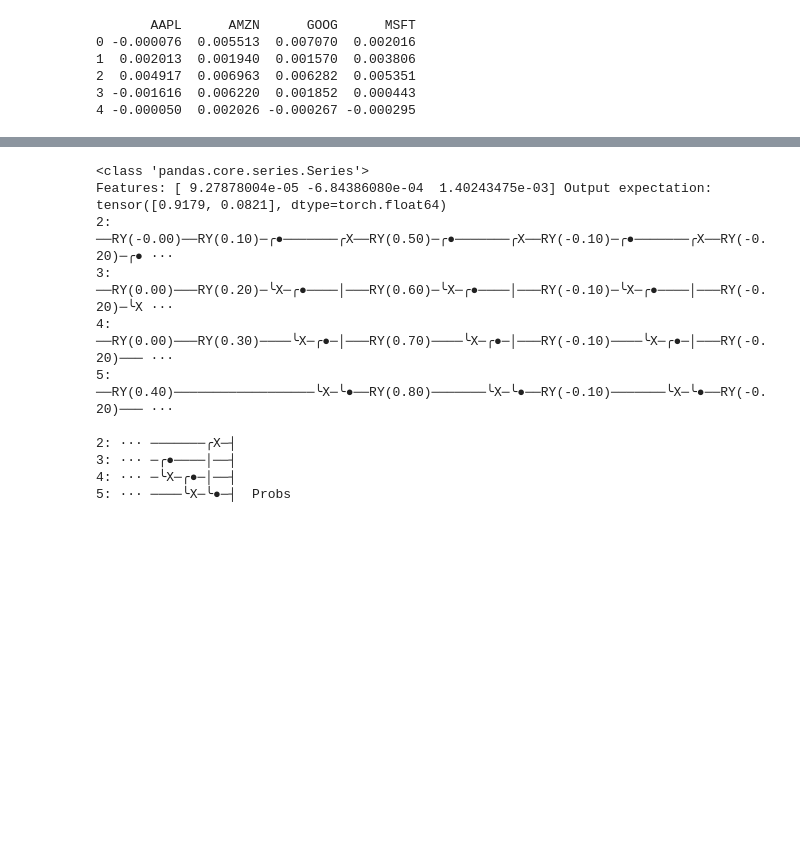
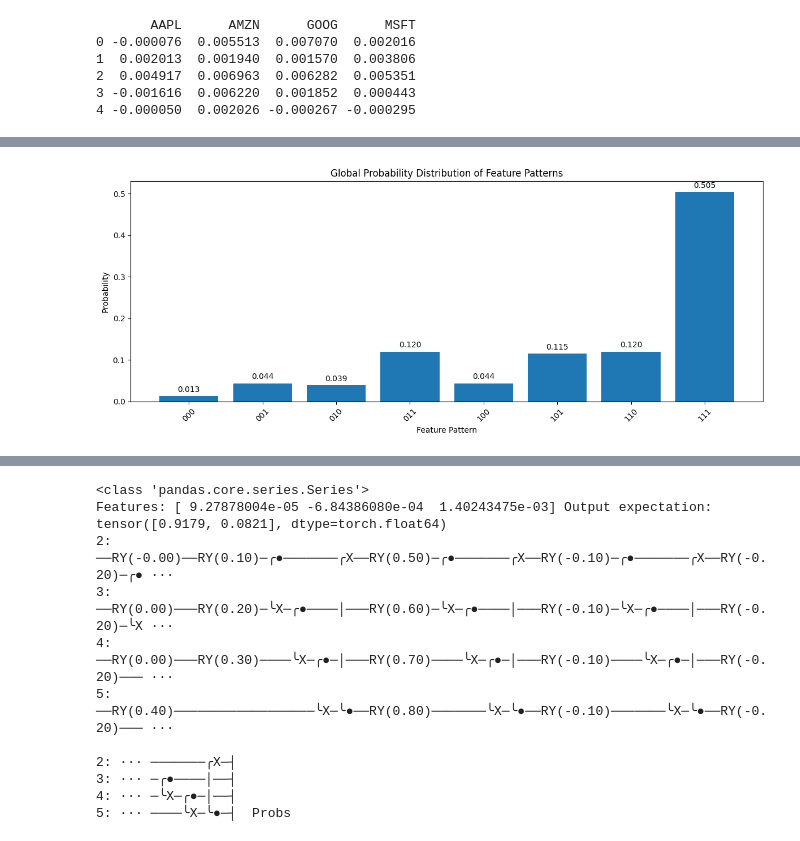
Before and after one commit to Rishivarshil/osuquantumclub, a Jupyter notebook: cqnn_mvp.ipynb, the cells around one changed output, grey strips where cells are left out. Drawn from its saved outputs; the diff is of its cells as text; code cells hidden in the pictures; blank space fills up the shorter version.

```diff
--- a/cqnn_mvp.ipynb
+++ b/cqnn_mvp.ipynb
@@ -1,10 +1,12 @@
 # %%
+VERBOSE = True # Testing
+
 import pandas as pd
 # load data from log-returns
 
-df_log_returns = pd.read_csv('squashed_log_returns.csv')
+df_returns = pd.read_csv('squashed_log_returns.csv')
 
-print(df_log_returns.head())
+print(df_returns.head())
 # %% [output]
        AAPL      AMZN      GOOG      MSFT
 0 -0.000076  0.005513  0.007070  0.002016
@@ -13,16 +15,15 @@ print(df_log_returns.head())
 3 -0.001616  0.006220  0.001852  0.000443
 4 -0.000050  0.002026 -0.000267 -0.000295
 # %%
-import numpy as np
 
 #split into windows
 WINDOW_SIZE = 4 #time windows of 4
 
-df = pd.DataFrame(columns=['context','features','raw_label'])
+df = pd.DataFrame(columns=['context','raw_features','raw_label'])
 
-for context, ticker in enumerate(df_log_returns.columns):
+for context, ticker in enumerate(df_returns.columns):
 
-    stock_series = df_log_returns[ticker]
+    stock_series = df_returns[ticker]
 
     # Slide a window across this one stock's time series
     # We stop (window_size - 1) from the end
@@ -97,0 +140,54 @@ print(df_test.shape)
+# %%
+# Analyze global probability distribution of feature patterns
+from itertools import product
+import matplotlib.pyplot as plt
+
+# Get dimensions
+n_features = df_train['features'].iloc[0].shape[0]  # Should be 3
+n_patterns = 2**n_features  # 8 possible patterns for 3 binary features
+
+# Generate all possible patterns in natural binary order
+patterns = np.array(list(product([0, 1], repeat=n_features)))
+pattern_strs = [''.join(map(str, p)) for p in patterns]
+
+# Stack all feature vectors into a 2D array
+all_features = np.stack(df_train['features'].values)
+
+# Count occurrences of each pattern
+counts = np.zeros(n_patterns)
+for i, pattern in enumerate(patterns):
+    matches = np.all(all_features == pattern, axis=1)
+    counts[i] = np.sum(matches)
+
+# Convert to probabilities
+probs = counts / counts.sum()
+
+if VERBOSE:
+    # Print probabilities in natural binary order
+    print("\nProbability distribution of feature patterns:")
+    print("-" * 50)
+    print("Pattern    | Probability | Count")
+    print("-" * 50)
+    for i in range(n_patterns):
+        pattern_str = f"[{','.join(map(str, patterns[i]))}]"
+        print(f"{pattern_str:10s} | {probs[i]:10.3f} | {int(counts[i]):5d}")
+
+# Verify distribution sums to 1
+print(f"\nTotal probability: {probs.sum():.6f}")
+print(f"Total samples: {int(counts.sum())}")
+
+# Plot bar chart (keeping natural binary order)
+plt.figure(figsize=(12, 5))
+plt.bar(pattern_strs, probs)
+plt.xticks(rotation=45)
+plt.ylabel('Probability')
+plt.xlabel('Feature Pattern')
+plt.title('Global Probability Distribution of Feature Patterns')
+
+# Add probability values on top of bars
+for i, v in enumerate(probs):
+    plt.text(i, v + 0.01, f'{v:.3f}', ha='center')
+
+plt.tight_layout()
+plt.show()
+# %% [output]
@@ -97,0 +209 @@ print(df_test.shape)
+[figure, added]
```
Also changed, not shown: parts of 7 cells of this notebook, 2 other files.
